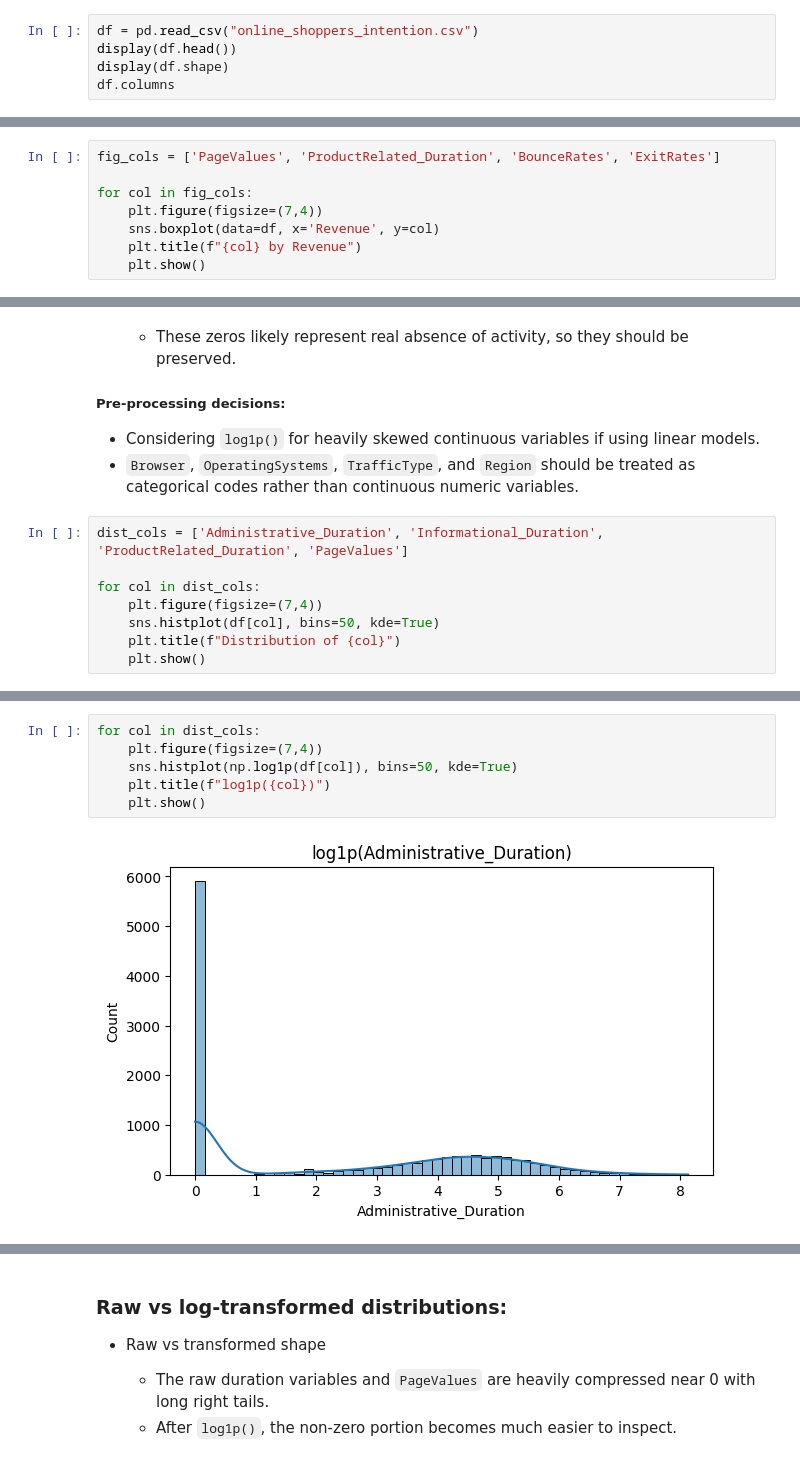
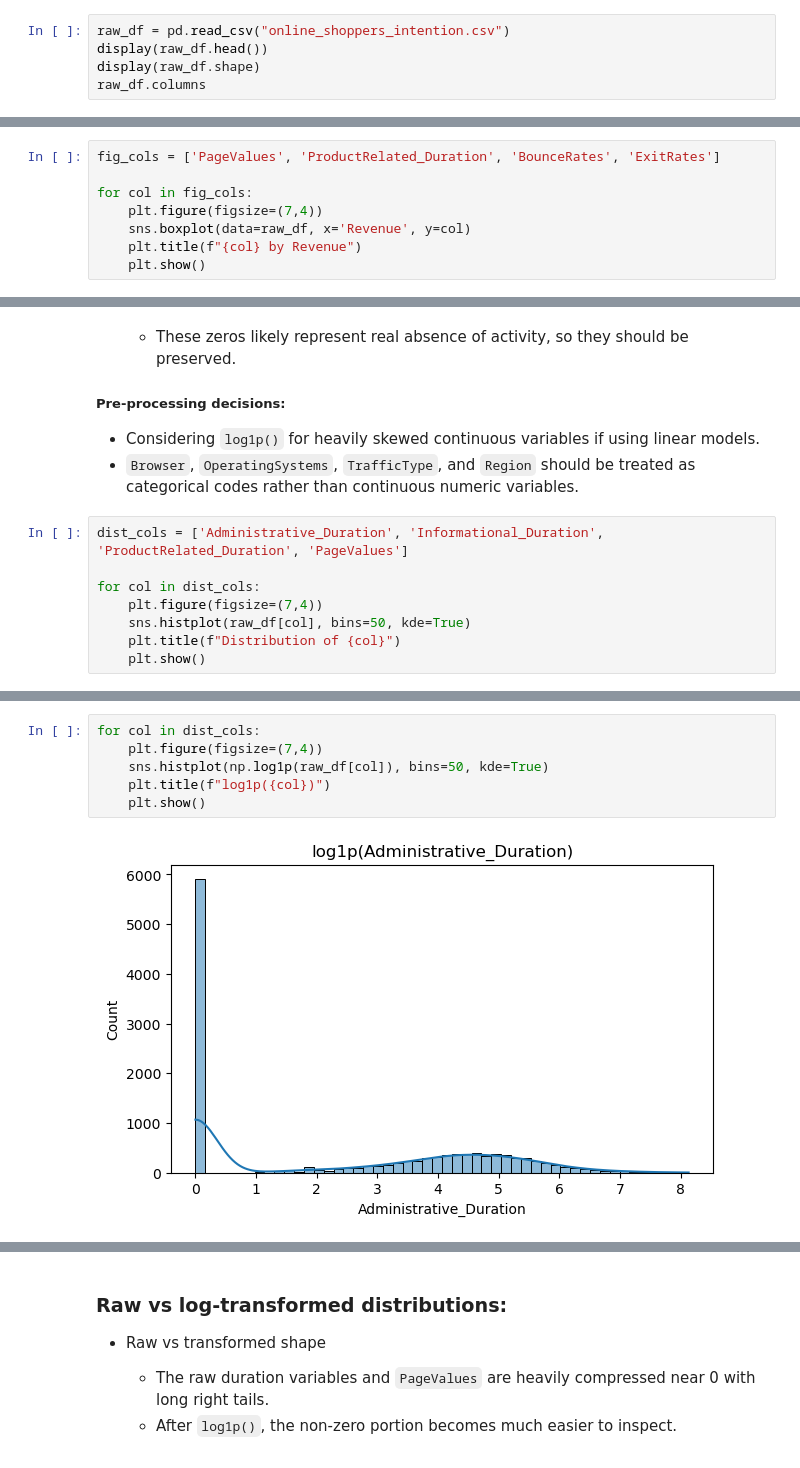
Before and after one commit to Lqvy/Project-Decisions, a Jupyter notebook: Online_Purchase_/online_shoppers_intention.ipynb, the cells around one changed output, grey strips where cells are left out. Cells and saved outputs as stored; diff of their text form.

```diff
--- a/Online_Purchase_/online_shoppers_intention.ipynb
+++ b/Online_Purchase_/online_shoppers_intention.ipynb
@@ -12,10 +9,10 @@ from sklearn.model_selection import train_test_split
 # %% [markdown]
 # Load Dataset
 # %%
-df = pd.read_csv("online_shoppers_intention.csv")
-display(df.head())
-display(df.shape)
-df.columns
+raw_df = pd.read_csv("online_shoppers_intention.csv")
+display(raw_df.head())
+display(raw_df.shape)
+raw_df.columns
 # %% [output]
 |  | Administrative | Administrative_Duration | Informational | Informational_Duration | ProductRelated | ... |
 | 0 | 0 | 0.0 | 0 | 0.0 | 1 | ... |
@@ -164,7 +156,7 @@ fig_cols = ['PageValues', 'ProductRelated_Duration', 'BounceRates', 'ExitRates']
 
 for col in fig_cols:
     plt.figure(figsize=(7,4))
-    sns.boxplot(data=df, x='Revenue', y=col)
+    sns.boxplot(data=raw_df, x='Revenue', y=col)
     plt.title(f"{col} by Revenue")
     plt.show()
 # %% [output]
@@ -231,7 +223,7 @@ dist_cols = ['Administrative_Duration', 'Informational_Duration', 'ProductRelate
 
 for col in dist_cols:
     plt.figure(figsize=(7,4))
-    sns.histplot(df[col], bins=50, kde=True)
+    sns.histplot(raw_df[col], bins=50, kde=True)
     plt.title(f"Distribution of {col}")
     plt.show()
 # %% [output]
@@ -242,9 +234,9 @@ for col in dist_cols:
 # %%
 for col in dist_cols:
     plt.figure(figsize=(7,4))
-    sns.histplot(np.log1p(df[col]), bins=50, kde=True)
+    sns.histplot(np.log1p(raw_df[col]), bins=50, kde=True)
     plt.title(f"log1p({col})")
     plt.show()
 # %% [output]
-[figure, old version]
+[figure, new version]
 [figure]
```
Also changed, not shown: parts of 9 cells of this notebook, 8 other files.
